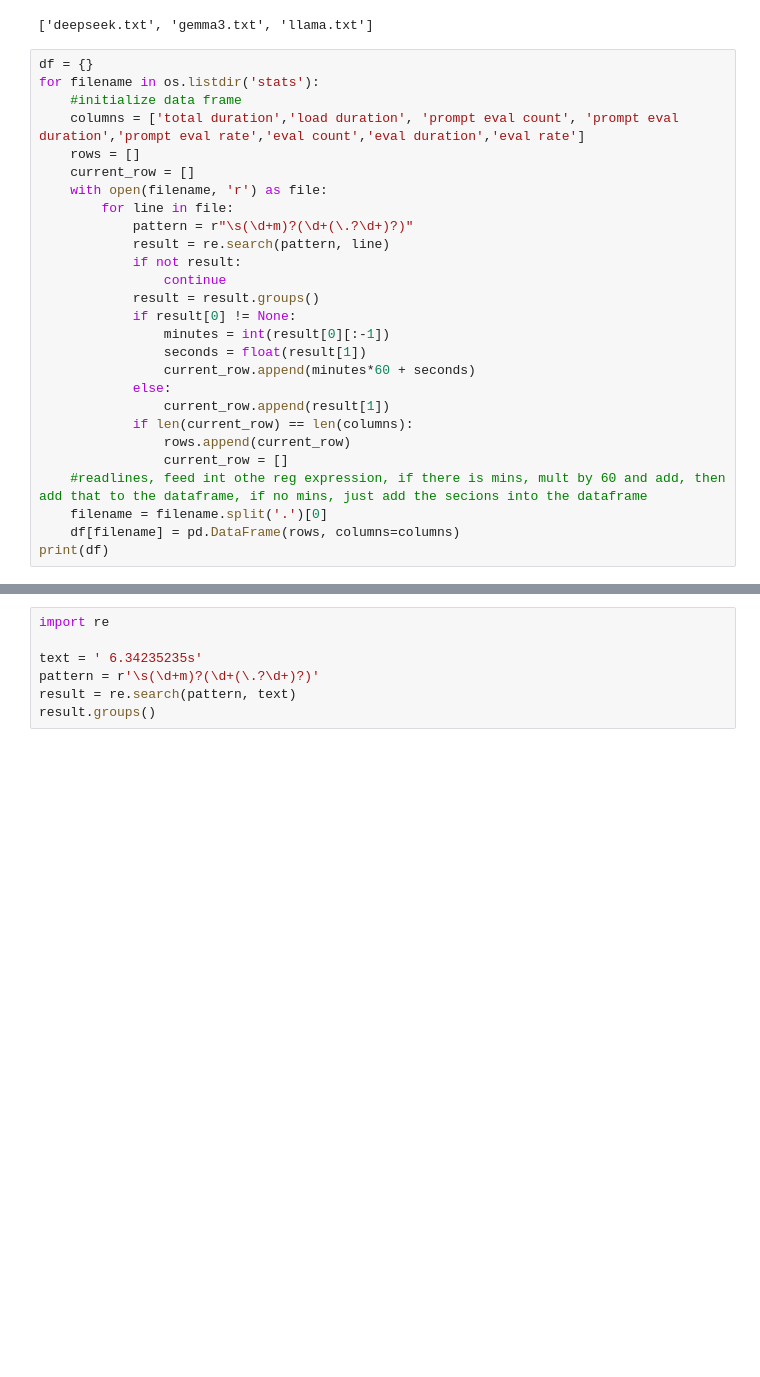
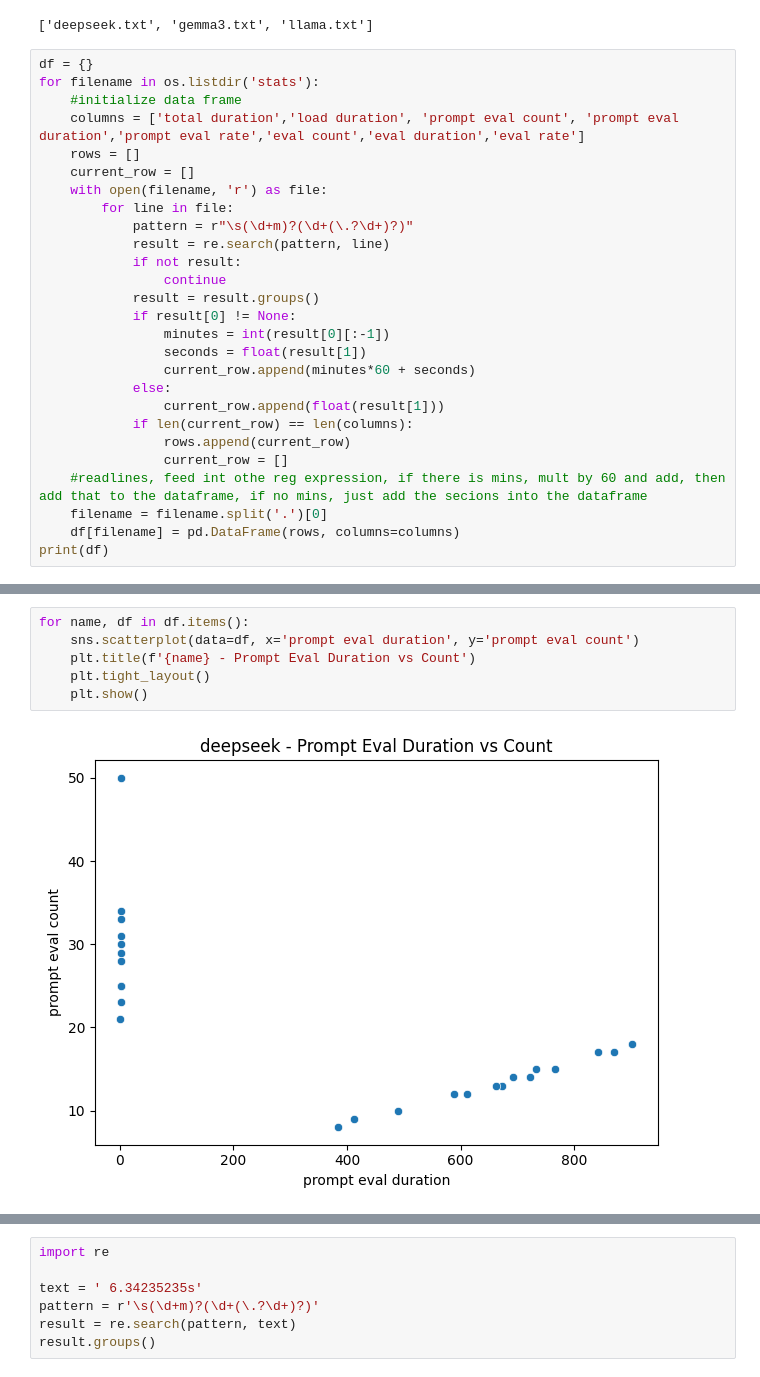
Before and after one commit to alvaad4/Research-2025, a Jupyter notebook: data-vis.ipynb, the cells around one changed output, grey strips where cells are left out. Drawn from its saved outputs; the diff is of its cells as text; blank space fills up the shorter version.

```diff
--- a/data-vis.ipynb
+++ b/data-vis.ipynb
@@ -27,7 +28,7 @@ for filename in os.listdir('stats'):
                 seconds = float(result[1])
                 current_row.append(minutes*60 + seconds)
             else:
-                current_row.append(result[1])
+                current_row.append(float(result[1]))
             if len(current_row) == len(columns):
                 rows.append(current_row)
                 current_row = []
@@ -57,0 +83,8 @@ for key in df:
+# %%
+for name, df in df.items():
+    sns.scatterplot(data=df, x='prompt eval duration', y='prompt eval count')
+    plt.title(f'{name} - Prompt Eval Duration vs Count')
+    plt.tight_layout()
+    plt.show()
+# %% [output]
+[figure, added]
```
Also changed, not shown: parts of 6 cells of this notebook.
